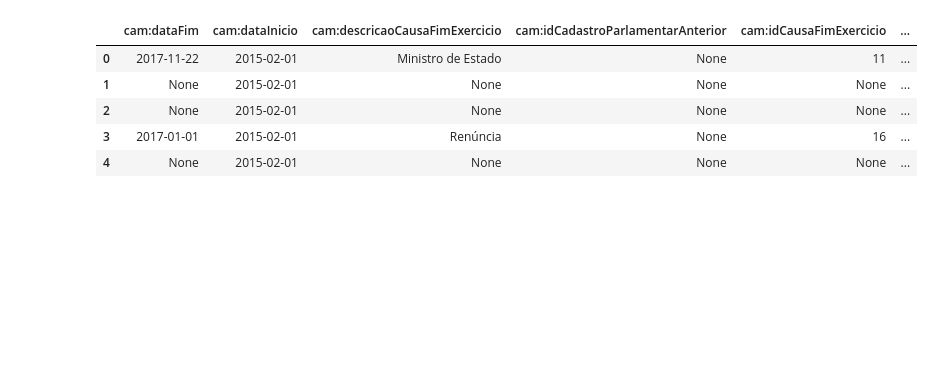
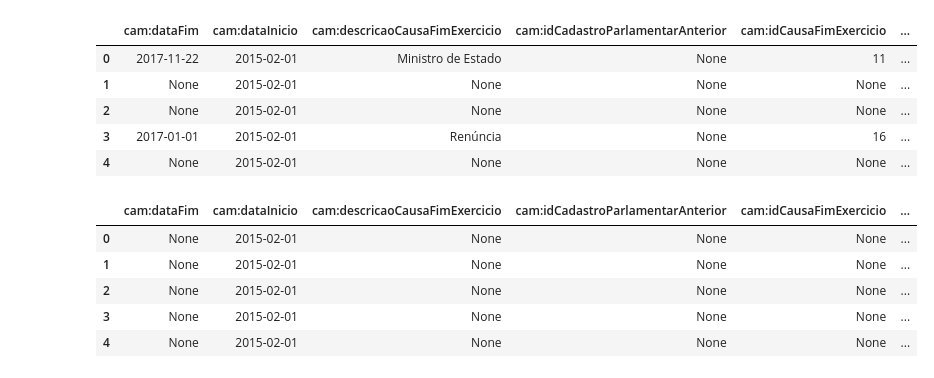
Before and after one commit to guilhermevarela/polare_scrapper, a Jupyter notebook: RoleDeputadoWithPosts.ipynb, the cells around one changed output. Saved outputs shown, nothing was run; the diff lists cells and outputs as text; code cells hidden in the pictures; blank space fills up the shorter version.

```diff
--- a/RoleDeputadoWithPosts.ipynb
+++ b/RoleDeputadoWithPosts.ipynb
@@ -62,10 +69,18 @@ def peeklen(process_date):
 # %%
 membership_with_role_deputado2 = sorted(
     sorted( membership_with_role_deputado,
-            key=sortstart),
-    key=sortfinish
+            key=sortfinish),
+    key=sortstart
 )
 df = pd.DataFrame.from_dict(membership_with_role_deputado2)
+
+df.to_csv('datasets/membership_with_role_deputado-55.csv', sep=';', encoding='utf-8')
 df.head()
-df.to_csv('datasets/membership_with_role_deputado-55.csv', sep=';', encoding='utf-8')
+# %% [output]
+|  | cam:dataFim | cam:dataInicio | cam:descricaoCausaFimExercicio | cam:idCadastroParlamentarAnterior | cam:idCausaFimExercicio | ... |
+| 0 | None | 2015-02-01 | None | None | None | ... |
+| 1 | None | 2015-02-01 | None | None | None | ... |
+| 2 | None | 2015-02-01 | None | None | None | ... |
+| 3 | None | 2015-02-01 | None | None | None | ... |
+| 4 | None | 2015-02-01 | None | None | None | ... |
 # %%
```
Also changed, not shown: parts of 13 cells of this notebook, 3 other files.
